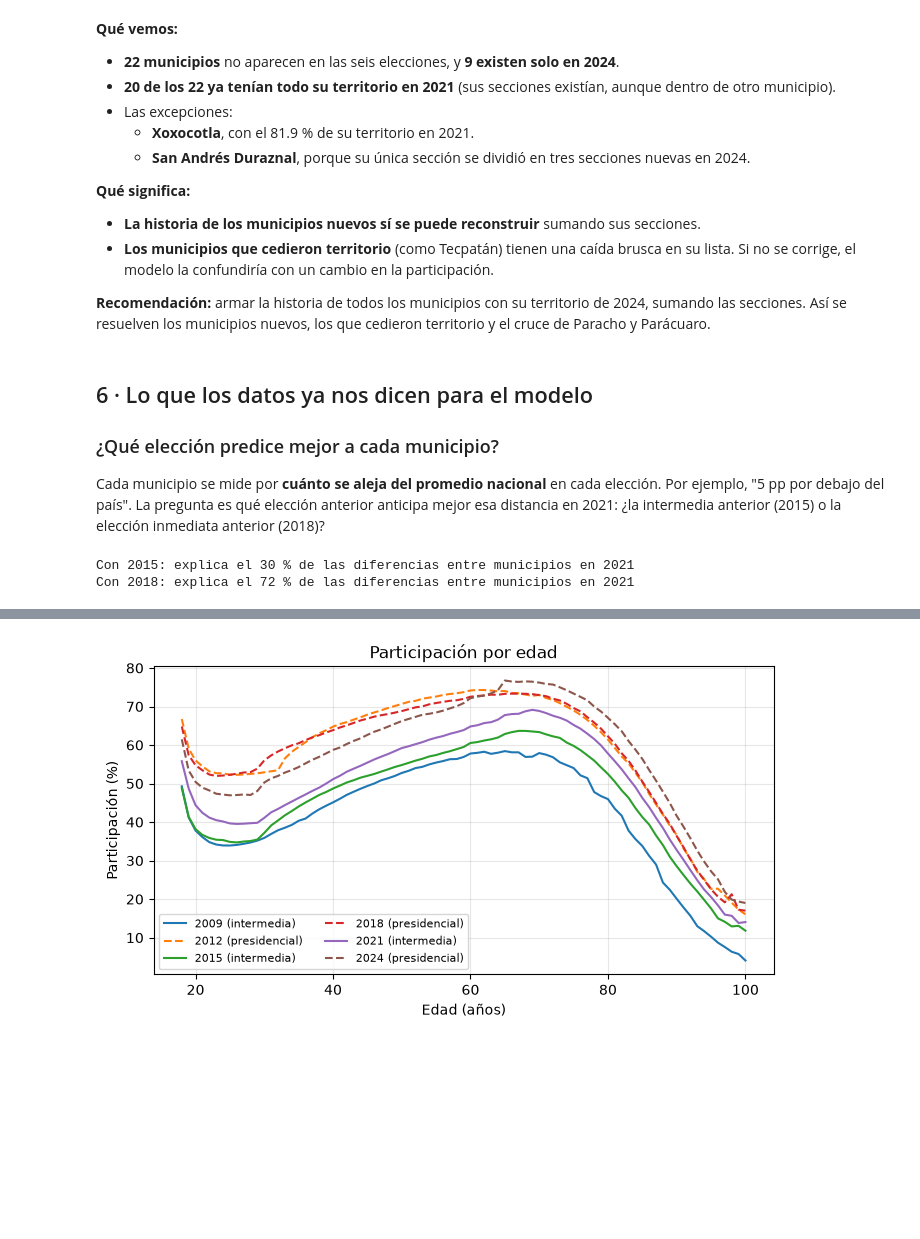
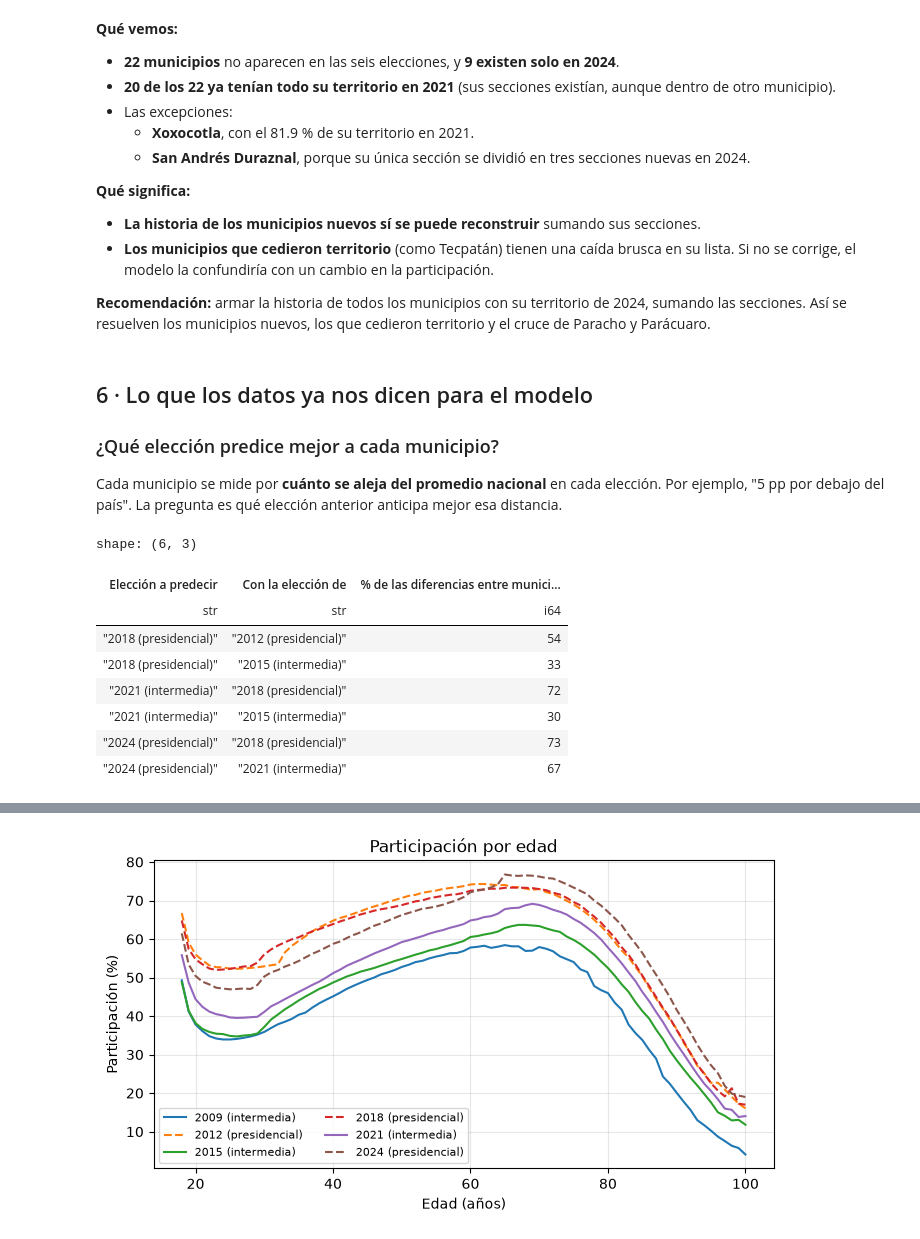
Before and after one commit to JorgeTato99/ine-hackathon-2026, a Jupyter notebook: notebooks/01_calidad_datos.ipynb, the cells around one changed output, grey strips where cells are left out. Drawn from its saved outputs; the diff is of its cells as text; code cells hidden in the pictures; blank space fills up the shorter version.

```diff
--- a/notebooks/01_calidad_datos.ipynb
+++ b/notebooks/01_calidad_datos.ipynb
@@ -555,19 +555,29 @@ shape: (22, 3)
 
 ### ¿Qué elección predice mejor a cada municipio?
 
-Cada municipio se mide por **cuánto se aleja del promedio nacional** en cada elección. Por ejemplo, "5 pp por debajo del país". La pregunta es qué elección anterior anticipa mejor esa distancia en 2021: ¿la intermedia anterior (2015) o la elección inmediata anterior (2018)?
+Cada municipio se mide por **cuánto se aleja del promedio nacional** en cada elección. Por ejemplo, "5 pp por debajo del país". La pregunta es qué elección anterior anticipa mejor esa distancia.
 # %%
 nacional_p = nacional.select(pl.col('Elección').alias('AELEC'), pl.col('Participación oficial (%)').alias('p_nac'))
 distancia = (
     municipios.filter(pl.col('pct_no_sabemos') <= 50).join(nacional_p, on='AELEC')
     .with_columns(dist=pl.col('participacion') - pl.col('p_nac'))
     .pivot(on='AELEC', index='cvegeo', values='dist')
 )
-for previa in ['2015', '2018']:
-    d = distancia.select(previa, '2021').drop_nulls()
-    r = d.select(pl.corr(previa, '2021')).item()
-    print(f'Con {previa}: explica el {r * r * 100:.0f} % de las diferencias entre municipios en 2021')
+filas = []
+for objetivo, previa in [('2018', '2012'), ('2018', '2015'), ('2021', '2018'), ('2021', '2015'), ('2024', '2018'), ('2024', '2021')]:
+    d = distancia.select(previa, objetivo).drop_nulls()
+    r = d.select(pl.corr(previa, objetivo)).item()
+    filas.append({'Elección a predecir': f'{objetivo} ({TIPO[int(objetivo)]})', 'Con la elección de': f'{previa} ({TIPO[int(previa)]})',
+                  '% de las diferencias entre municipios que explica': round(r * r * 100)})
+pl.DataFrame(filas)
 # %% [output]
-Con 2015: explica el 30 % de las diferencias entre municipios en 2021
-Con 2018: explica el 72 % de las diferencias entre municipios en 2021
+shape: (6, 3)
+| Elección a predecir | Con la elección de | % de las diferencias entre munici... |
+| str | str | i64 |
+| "2018 (presidencial)" | "2012 (presidencial)" | 54 |
+| "2018 (presidencial)" | "2015 (intermedia)" | 33 |
+| "2021 (intermedia)" | "2018 (presidencial)" | 72 |
+| "2021 (intermedia)" | "2015 (intermedia)" | 30 |
+| "2024 (presidencial)" | "2018 (presidencial)" | 73 |
+| "2024 (presidencial)" | "2021 (intermedia)" | 67 |
 # %% [markdown]
```
Also changed, not shown: parts of 8 cells of this notebook, 1 other file.
